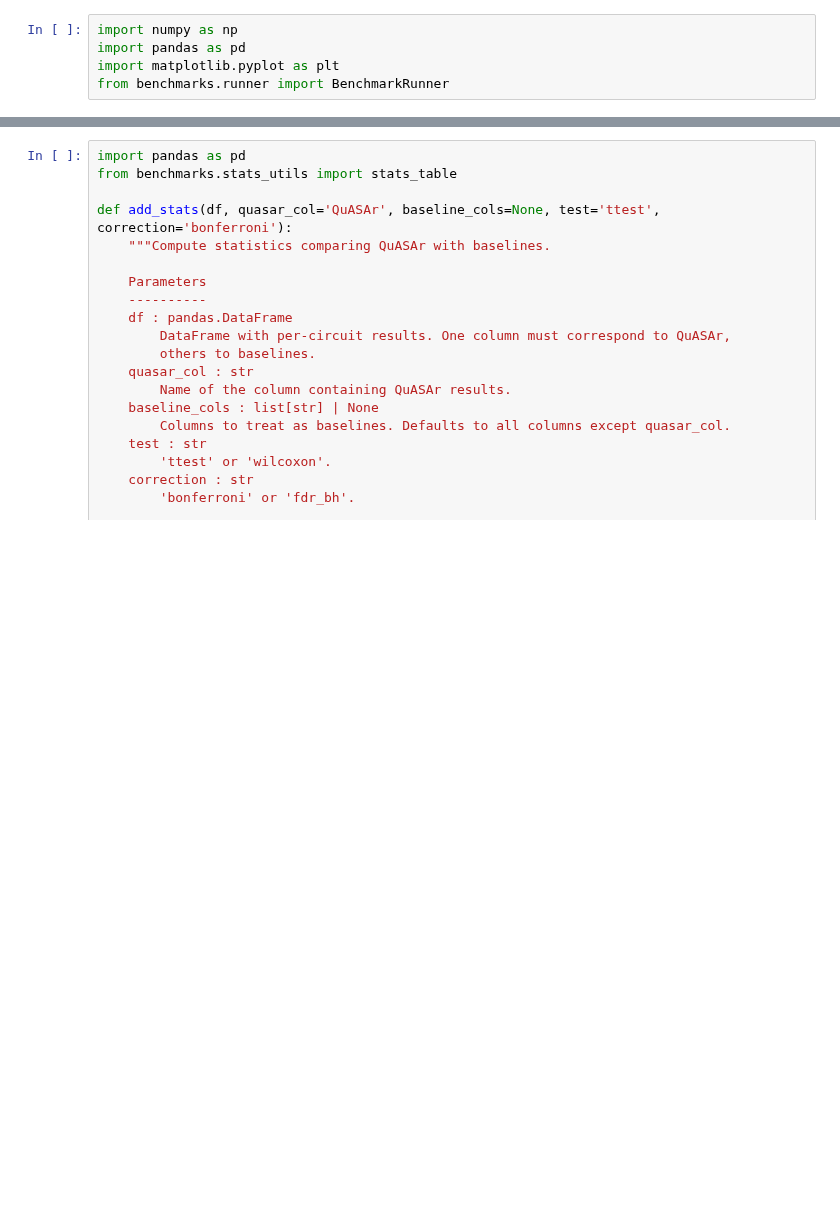
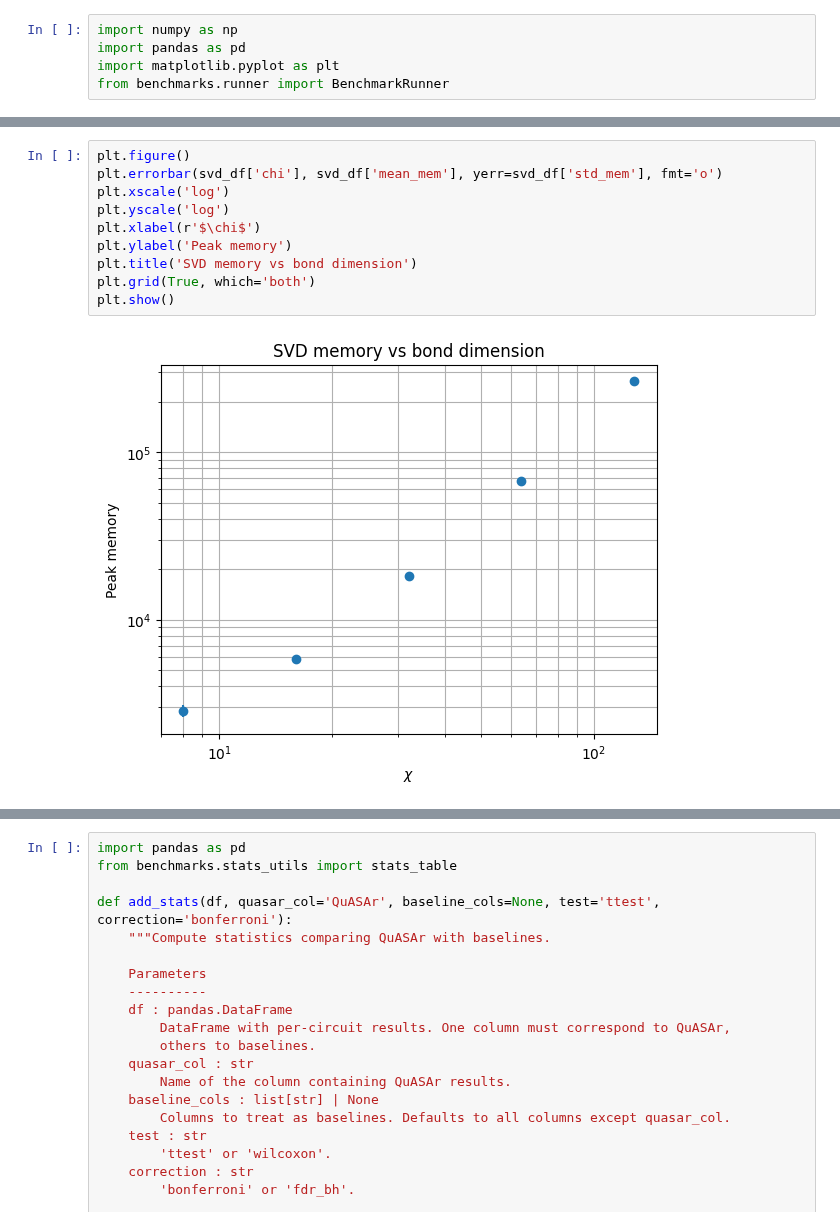
Before and after one commit to tmlittau/QuASAr, a Jupyter notebook: benchmarks/notebooks/01_microbenchmarks.ipynb, the cells around one changed output, grey strips where cells are left out. Drawn from its saved outputs; the diff is of its cells as text; blank space fills up the shorter version.

```diff
--- a/benchmarks/notebooks/01_microbenchmarks.ipynb
+++ b/benchmarks/notebooks/01_microbenchmarks.ipynb
@@ -47,3 +49,15 @@ plt.show()
+# %%
+plt.figure()
+plt.errorbar(svd_df['chi'], svd_df['mean_mem'], yerr=svd_df['std_mem'], fmt='o')
+plt.xscale('log')
+plt.yscale('log')
+plt.xlabel(r'$\chi$')
+plt.ylabel('Peak memory')
+plt.title('SVD memory vs bond dimension')
+plt.grid(True, which='both')
+plt.show()
+# %% [output]
+[figure, added]
 # %%
 frontiers = [10, 50, 200, 1000]
 reps = 5
```
Also changed, not shown: parts of 10 cells of this notebook.
